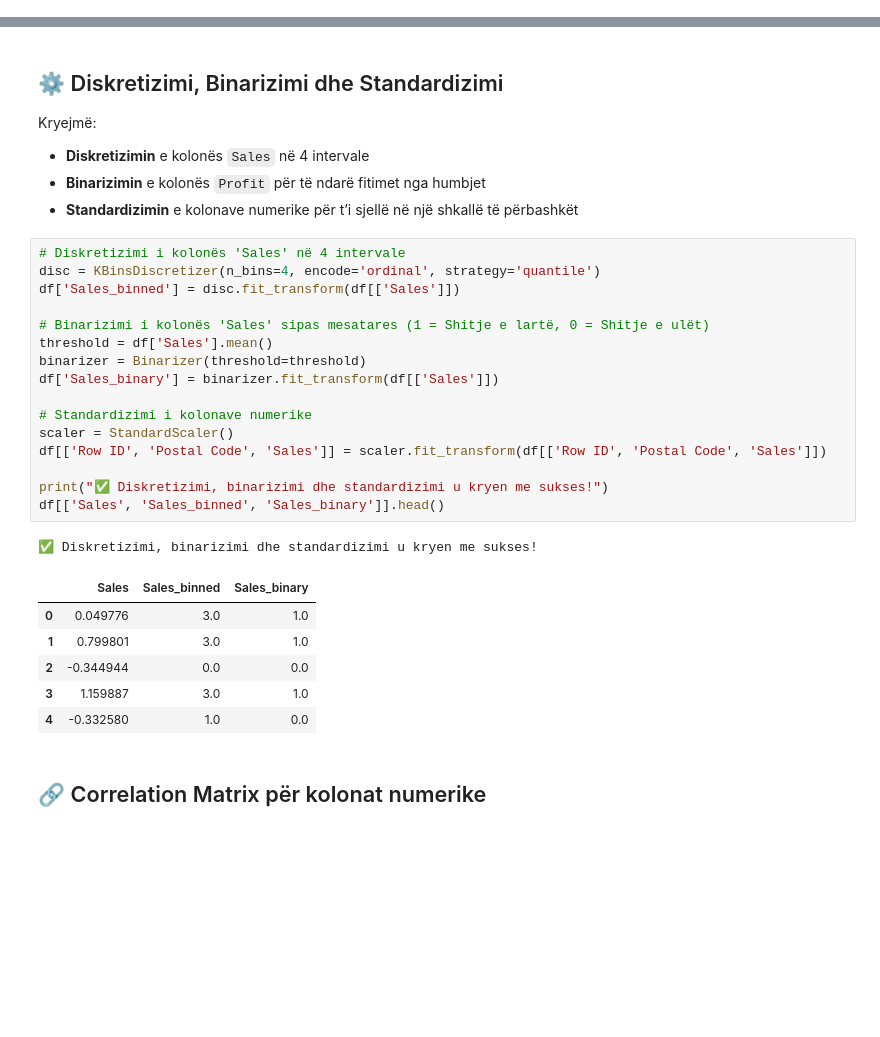
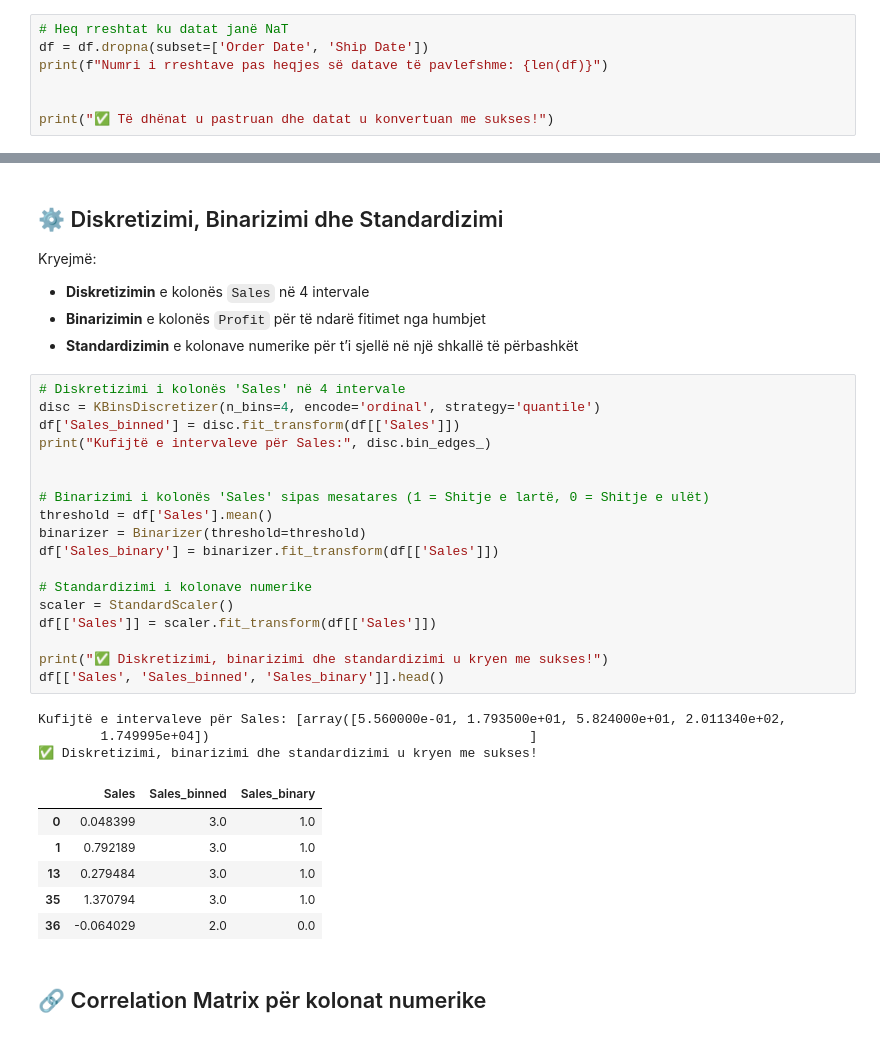
Before and after one commit to AnjezaSfishta/data-processing-visualization-superstore, a Jupyter notebook: para_procesimi_i_te_dhenave.ipynb, the cells around one changed output, grey strips where cells are left out. Drawn from its saved outputs; the diff is of its cells as text; blank space fills up the shorter version.

```diff
--- a/para_procesimi_i_te_dhenave.ipynb
+++ b/para_procesimi_i_te_dhenave.ipynb
@@ -117,3 +114,10 @@ plt.show()
 # %% [output]
 [figure]
 [figure]
+# %%
+# Heq rreshtat ku datat janë NaT
+df = df.dropna(subset=['Order Date', 'Ship Date'])
+print(f"Numri i rreshtave pas heqjes së datave të pavlefshme: {len(df)}")
+
+
+print("✅ Të dhënat u pastruan dhe datat u konvertuan me sukses!")
@@ -126,27 +133,31 @@ Kryejmë:
 # %%
 # Diskretizimi i kolonës 'Sales' në 4 intervale
 disc = KBinsDiscretizer(n_bins=4, encode='ordinal', strategy='quantile')
 df['Sales_binned'] = disc.fit_transform(df[['Sales']])
+print("Kufijtë e intervaleve për Sales:", disc.bin_edges_)
+
 
 # Binarizimi i kolonës 'Sales' sipas mesatares (1 = Shitje e lartë, 0 = Shitje e ulët)
 threshold = df['Sales'].mean()
 binarizer = Binarizer(threshold=threshold)
 df['Sales_binary'] = binarizer.fit_transform(df[['Sales']])
 
 # Standardizimi i kolonave numerike
 scaler = StandardScaler()
-df[['Row ID', 'Postal Code', 'Sales']] = scaler.fit_transform(df[['Row ID', 'Postal Code', 'Sales']])
+df[['Sales']] = scaler.fit_transform(df[['Sales']])
 
 print("✅ Diskretizimi, binarizimi dhe standardizimi u kryen me sukses!")
 df[['Sales', 'Sales_binned', 'Sales_binary']].head()
 # %% [output]
+Kufijtë e intervaleve për Sales: [array([5.560000e-01, 1.793500e+01, 5.824000e+01, 2.011340e+02,
+        1.749995e+04])                                         ]
 ✅ Diskretizimi, binarizimi dhe standardizimi u kryen me sukses!
 |  | Sales | Sales_binned | Sales_binary |
-| 0 | 0.049776 | 3.0 | 1.0 |
-| 1 | 0.799801 | 3.0 | 1.0 |
-| 2 | -0.344944 | 0.0 | 0.0 |
-| 3 | 1.159887 | 3.0 | 1.0 |
-| 4 | -0.332580 | 1.0 | 0.0 |
+| 0 | 0.048399 | 3.0 | 1.0 |
+| 1 | 0.792189 | 3.0 | 1.0 |
+| 13 | 0.279484 | 3.0 | 1.0 |
+| 35 | 1.370794 | 3.0 | 1.0 |
+| 36 | -0.064029 | 2.0 | 0.0 |
 # %% [markdown]
 ## 🔗 Correlation Matrix për kolonat numerike
 # %%
```
Also changed, not shown: parts of 12 cells of this notebook, 1 other file.
